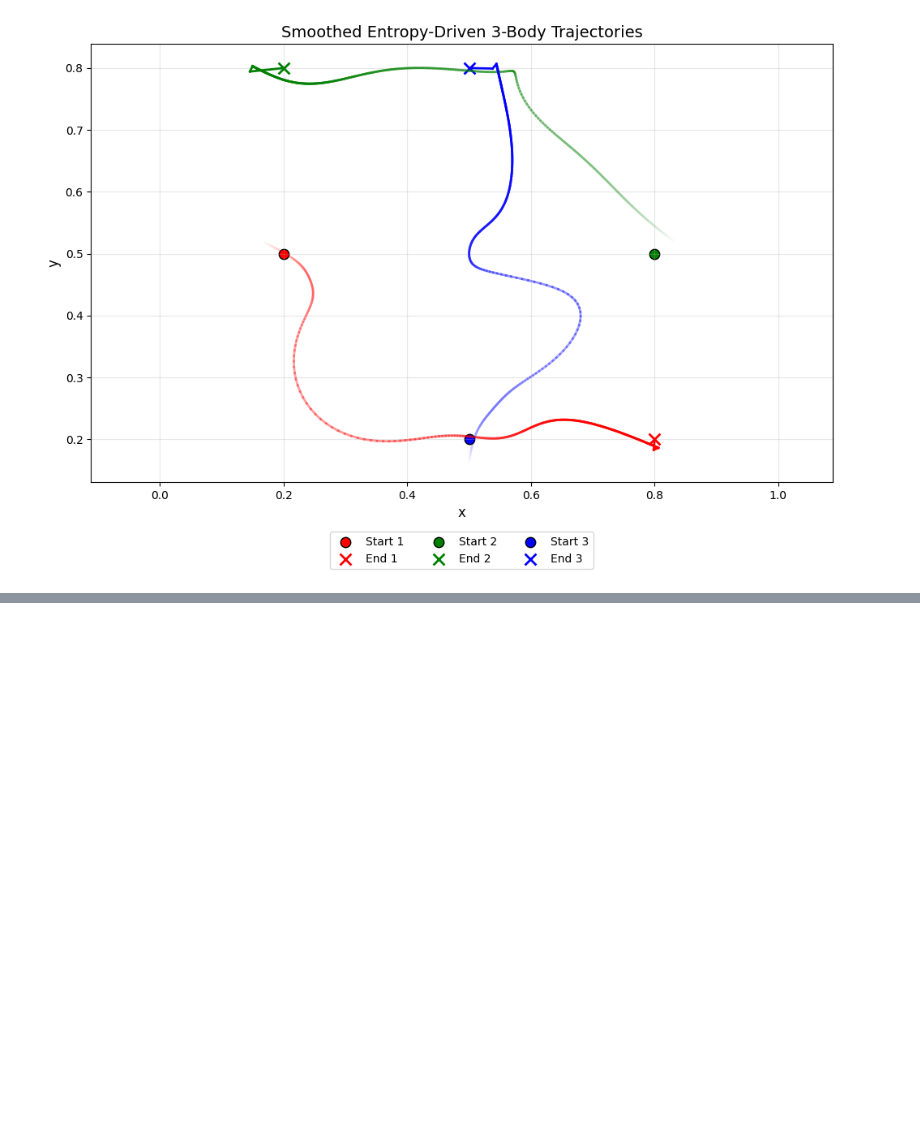
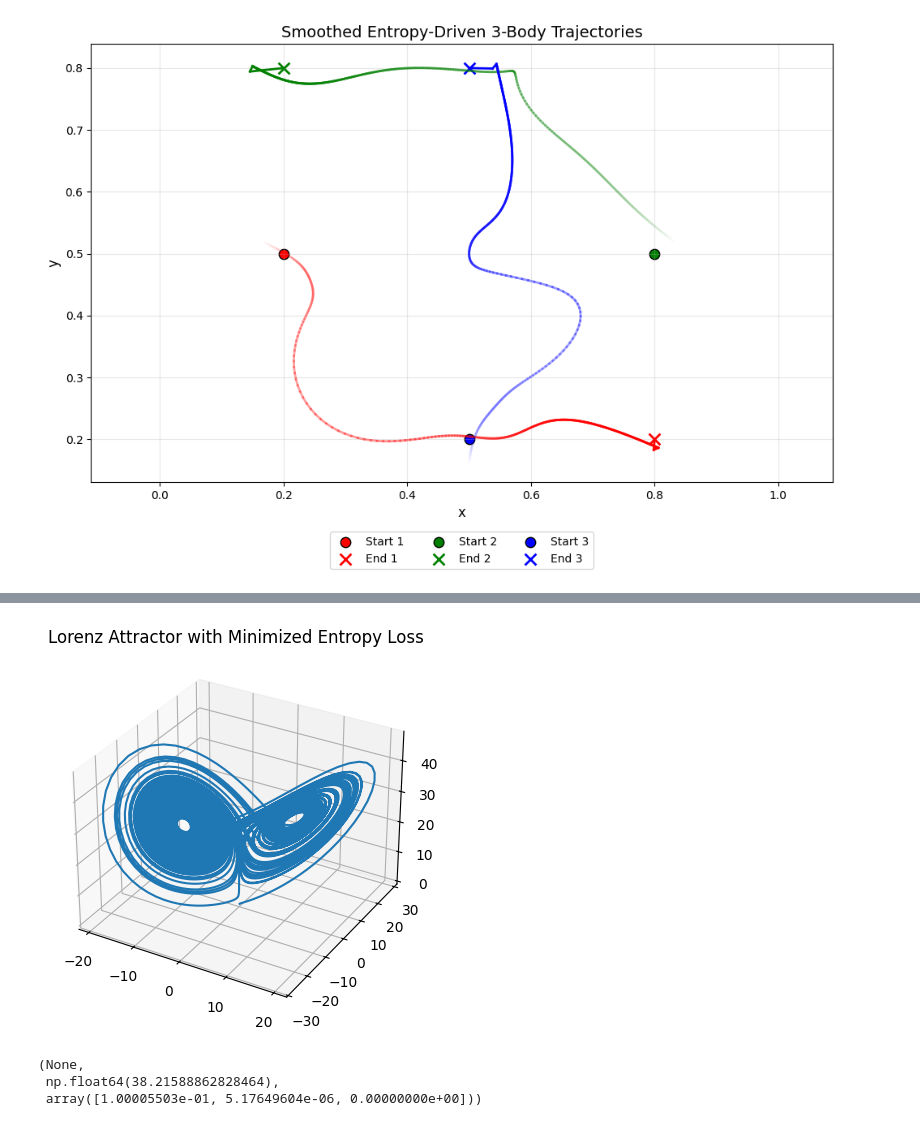
Before and after one commit to nking-1/Generativity, a Jupyter notebook: EntropyFlowLagrangianExamples.ipynb, the cells around one changed output, grey strips where cells are left out. Drawn from its saved outputs; the diff is of its cells as text; code cells hidden in the pictures; blank space fills up the shorter version.

```diff
--- a/EntropyFlowLagrangianExamples.ipynb
+++ b/EntropyFlowLagrangianExamples.ipynb
@@ -1469,0 +1476,64 @@ STOP: TOTAL NO. of f AND g EVALUATIONS EXCEEDS LIMIT
+# %%
+import numpy as np
+import matplotlib.pyplot as plt
+from scipy.optimize import minimize
+
+# Let's try something crazy: a chaotic system - the Lorenz attractor
+
+# Lorenz system differential equations
+def lorenz_system(state, sigma=10.0, rho=28.0, beta=8/3):
+    x, y, z = state
+    dx = sigma * (y - x)
+    dy = x * (rho - z) - y
+    dz = x * y - beta * z
+    return np.array([dx, dy, dz])
+
+# Simulate the Lorenz system
+def simulate_lorenz(initial_state, dt=0.01, steps=10000):
+    state = np.array(initial_state)
+    trajectory = []
+    for _ in range(steps):
+        k1 = lorenz_system(state)
+        k2 = lorenz_system(state + 0.5 * dt * k1)
+        k3 = lorenz_system(state + 0.5 * dt * k2)
+        k4 = lorenz_system(state + dt * k3)
+        state += (dt / 6) * (k1 + 2*k2 + 2*k3 + k4)
+        trajectory.append(state.copy())
+    return np.array(trajectory)
+
+# Define *shannon* entropy over the 3D signal
+def entropy_3d(signal):
+    hist, _ = np.histogramdd(signal, bins=50, density=True)
+    p = hist[hist > 0]
+    return -np.sum(p * np.log(p))
+
+# Define the entropy loss function
+def entropy_loss_3d(signal):
+    S = entropy_3d(signal)
+    return 0.5 * S**2
+
+# Objective function to tweak the initial conditions for minimum entropy
+def objective_lorenz(initial_state):
+    signal = simulate_lorenz(initial_state)
+    return entropy_loss_3d(signal)
+
+# Initial guess for Lorenz system starting point
+initial_guess = [0.1, 0.0, 0.0]
+
+# Optimize to find the initial state that minimizes entropy loss
+result_lorenz = minimize(objective_lorenz, initial_guess, bounds=[(-30, 30), (-30, 30), (0, 50)])
+
+# Simulate with optimized initial state
+optimized_trajectory = simulate_lorenz(result_lorenz.x)
+
+# Plot the optimized Lorenz attractor
+fig = plt.figure()
+ax = fig.add_subplot(111, projection='3d')
+ax.plot(optimized_trajectory[:, 0], optimized_trajectory[:, 1], optimized_trajectory[:, 2])
+ax.set_title("Lorenz Attractor with Minimized Entropy Loss")
+plt.show(), result_lorenz.fun, result_lorenz.x
+# %% [output]
+[figure, added]
+(None,
+ np.float64(38.21588862828464),
+ array([1.00005503e-01, 5.17649604e-06, 0.00000000e+00]))
```
Also changed, not shown: parts of 3 cells of this notebook, 2 other files.
